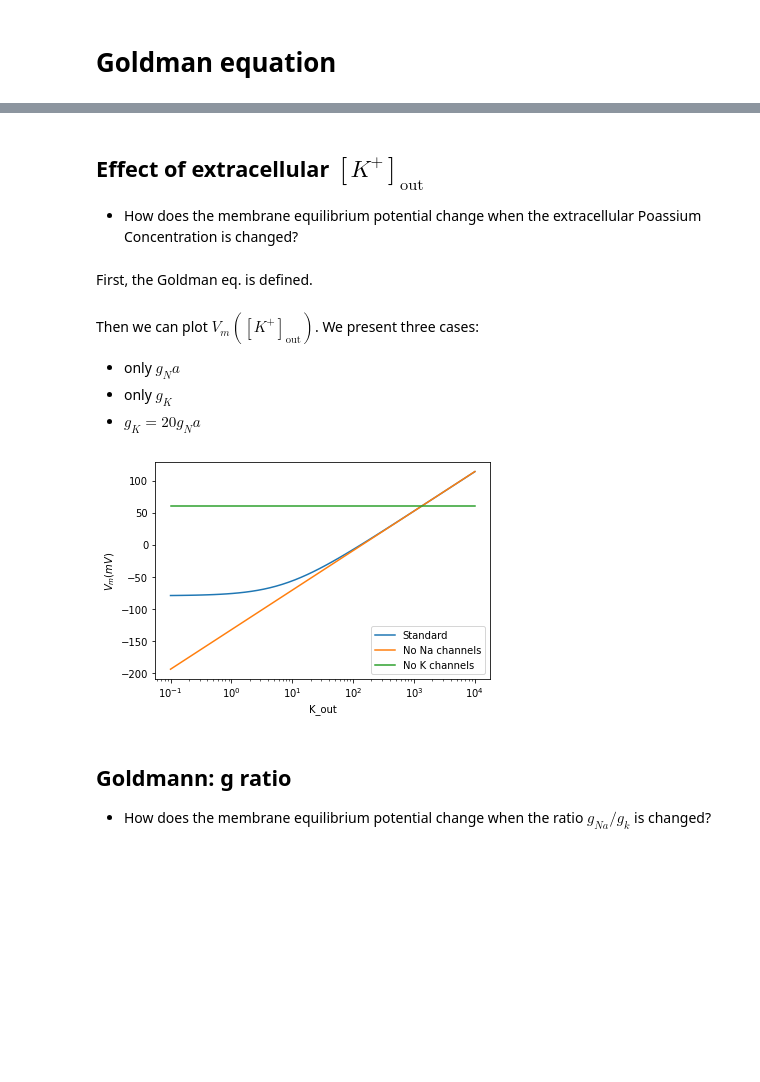
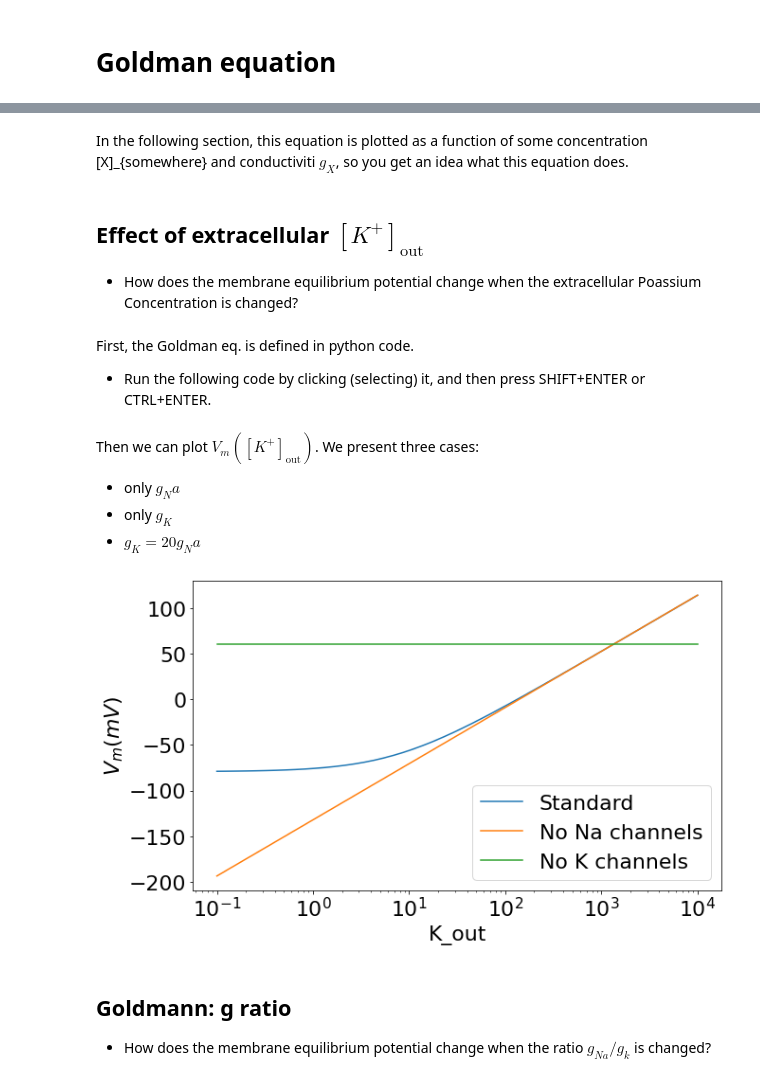
Before and after one commit to moritz-s/FSCV, a Jupyter notebook: CableModelCourse/Course.ipynb, the cells around one changed output, grey strips where cells are left out. Saved outputs shown, nothing was run; the diff lists cells and outputs as text; code cells hidden in the pictures; blank space fills up the shorter version.

```diff
--- a/CableModelCourse/Course.ipynb
+++ b/CableModelCourse/Course.ipynb
@@ -9,11 +10,14 @@ $$
 $$
 %V_m ={\frac  {RT}{F}}\ln {\left({\frac  {P_{{{\text{Na}}}}[{\text{Na}}^{{+}}]_{{\mathrm  {out}}}+P_{{{\text{K}}}}[{\text{K}}^{{+}}]_{{\mathrm  {out}}}+P_{{{\text{Cl}}}}[{\text{Cl}}^{{-}}]_{{\mathrm  {in}}}}{P_{{{\text{Na}}}}[{\text{Na}}^{{+}}]_{{\mathrm  {in}}}+P_{{{\text{K}}}}[{\text{K}}^{{+}}]_{{{\mathrm  {in}}}}+P_{{{\text{Cl}}}}[{\text{Cl}}^{{-}}]_{{\mathrm  {out}}}}}\right)}
 $$
+# %% [markdown]
+In the following section, this equation is plotted as a function of some concentration [X]_{somewhere} and conductiviti $g_X$, so you get an idea what this equation does.
 # %% [markdown]
 ## Effect of extracellular $[K^+]_\text{out}$
 - How does the membrane equilibrium potential change when the extracellular Poassium Concentration is changed?
 # %% [markdown]
-First, the Goldman eq. is defined.
+First, the Goldman eq. is defined in python code.
+ - Run the following code by clicking (selecting) it, and then press SHIFT+ENTER or CTRL+ENTER.
 # %%
 import numpy as np
 from matplotlib import pyplot as plt
@@ -40,16 +44,20 @@ Then we can plot $V_m([K^+]_\text{out})$. We present three cases:
 - only $g_K$
 - $g_K = 20 g_Na$
 # %%
+plt.rcParams["figure.figsize"] = (10,6)
+plt.rcParams["font.size"] = 22
+#matplotlib.rcParams.update({'font.size': 22})
+
 K_outs = np.logspace(-1,4)
 plt.plot(K_outs, 1e3*vm_goldmann(K_out=K_outs), label="Standard")
 plt.plot(K_outs, 1e3*vm_goldmann(K_out=K_outs, g_Na=0), label="No Na channels")
 plt.plot(K_outs, 1e3*vm_goldmann(K_out=K_outs, g_K=0), label="No K channels")
 plt.semilogx()
 plt.ylabel("$V_m (mV)$")
 plt.xlabel("K_out")
 plt.legend();
 # %% [output]
-[figure, old version]
+[figure, new version]
 # %% [markdown]
 ## Goldmann: g ratio
 
```
Also changed, not shown: parts of 8 cells of this notebook, 4 other files.
